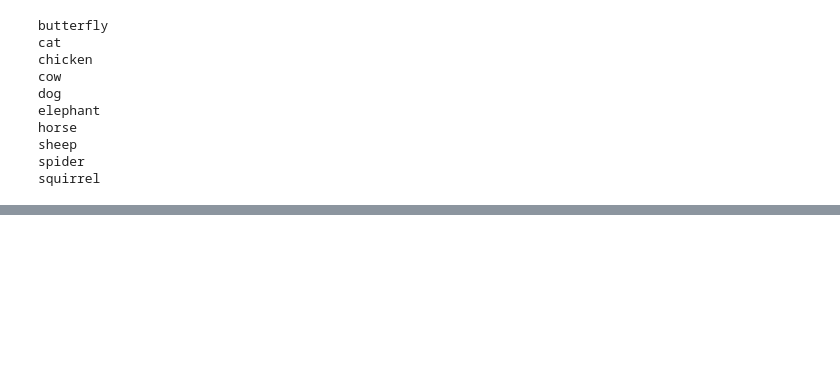
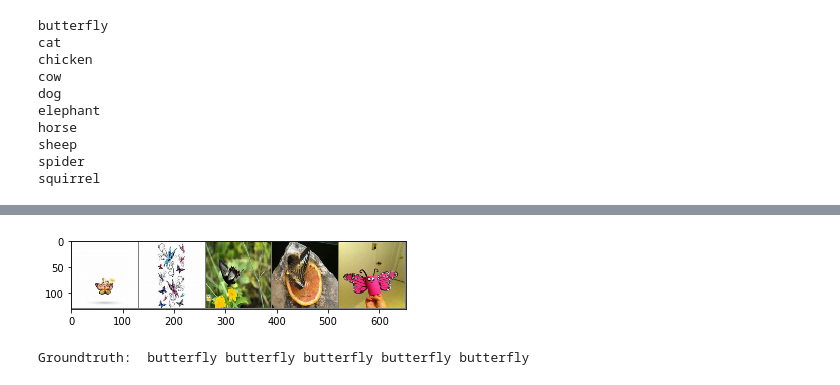
Before and after one commit to jeffpapapa/Deep-Learning-HW2-CNN-, a Jupyter notebook: CNN-pytorch.ipynb, the cells around one changed output, grey strips where cells are left out. Drawn from its saved outputs; the diff is of its cells as text; code cells hidden in the pictures; blank space fills up the shorter version.

```diff
--- a/CNN-pytorch.ipynb
+++ b/CNN-pytorch.ipynb
@@ -48,14 +48,15 @@ import argparse
 # %%
 
 
-device = 'cuda' if torch.cuda.is_available() else 'cpu'
+device = 'cuda:0' if torch.cuda.is_available() else 'cpu'
+print(device)
 best_acc = 0  # best test accuracy
 start_epoch = 0  # start from epoch 0 or last checkpoint epoch
 
 # Data
 print('==> Preparing data..')
 transform_train = transforms.Compose([
-    transforms.Resize((32,32)),
+    transforms.Resize((128,128)),
 #     transforms.RandomCrop(32, padding=4),
     transforms.RandomHorizontalFlip(),
     transforms.ToTensor(),
@@ -63,7 +64,7 @@ transform_train = transforms.Compose([
 ])
 
 transform_test = transforms.Compose([
-    transforms.Resize((32,32)),
+    transforms.Resize((128,128)),
     transforms.ToTensor(),
     transforms.Normalize((0.5, 0.5, 0.5), (0.5, 0.5, 0.5)),
 ])
@@ -71,8 +73,8 @@ transform_test = transforms.Compose([
 ==> Preparing data..
 # %%
 trainset = torchvision.datasets.ImageFolder(root='./animal-10/train', transform=transform_train)
-trainloader = torch.utils.data.DataLoader(trainset, batch_size=4, shuffle=True, num_workers=2)
+trainloader = torch.utils.data.DataLoader(trainset, batch_size=5, shuffle=True, num_workers=2)
 testset = torchvision.datasets.ImageFolder(root='./animal-10/val', transform=transform_test)
-testloader = torch.utils.data.DataLoader(testset, batch_size=4, shuffle=False, num_workers=2)
+testloader = torch.utils.data.DataLoader(testset, batch_size=5, shuffle=False, num_workers=2)
 # %%
 trainset
@@ -230,6 +362,9 @@ print('Acc : %d %%' % (100 * correct / total))
 # %%
-dataiter = iter(trainloader)
+dataiter = iter(testloader)
 images, labels = dataiter.next()
 
 imgshow(torchvision.utils.make_grid(images))
-print('Groundtruth: ',' '.join('%5s' % classes[labels[j]] for j in range(4)))
+print('Groundtruth: ',' '.join('%5s' % classes[labels[j]] for j in range(5)))
+# %% [output]
+[figure, added]
+Groundtruth:  butterfly butterfly butterfly butterfly butterfly
```
Also changed, not shown: parts of 21 cells of this notebook.
